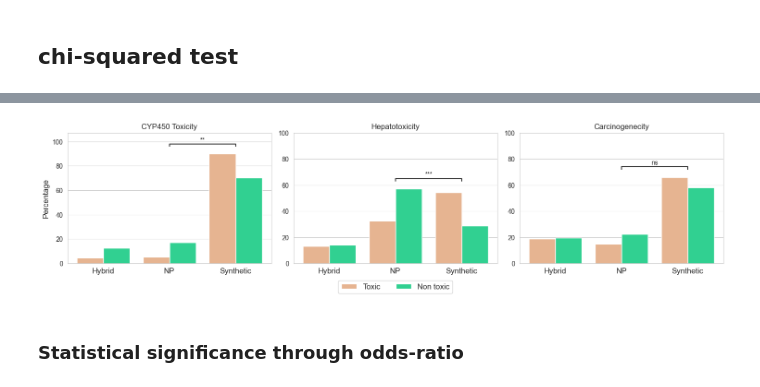
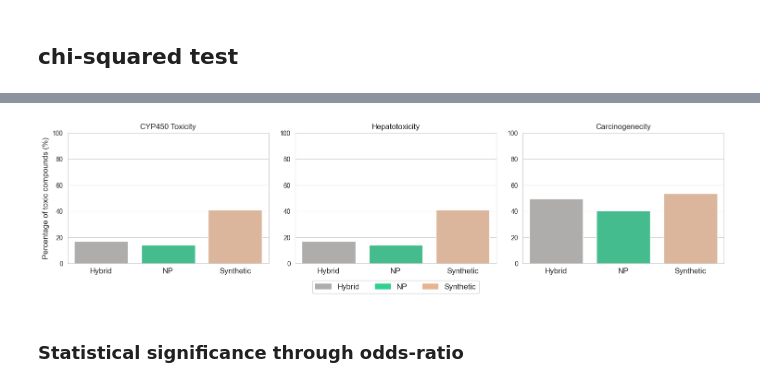
Before and after one commit to enveda/np-clinical-trials, a Jupyter notebook: notebooks/toxicity/toxicity_analysis.ipynb, the cells around one changed output, grey strips where cells are left out. Drawn from its saved outputs; the diff is of its cells as text; code cells hidden in the pictures.

Commit message:
Modify figure order

```diff
--- a/notebooks/toxicity/toxicity_analysis.ipynb
+++ b/notebooks/toxicity/toxicity_analysis.ipynb
@@ -128,6 +152,10 @@ percent_tox_carcino_dict = get_percent_distributions(
 percent_non_tox_carcino_dict = get_percent_distributions(
     non_toxic_carcinogen["np_score"].tolist()
 )
+
+cancer_proportion_toxic_dict = get_relative_proportion_of_toxic(
+    toxic_carcinogen["np_score"].tolist(), non_toxic_carcinogen["np_score"].tolist()
+)
 # %% [markdown]
 # CYP450
 # %%
@@ -201,5 +191,5 @@ f"Skipped {skipped} compounds"
 # %%
-cyp_df["np_score"] = np_scores
+cyp_df["np_score"] = get_np_scores(cyp450_cmp_smiles)
 cyp_df.dropna(subset=["np_score"], inplace=True)
 # %%
 toxic_cyp450 = cyp_df[cyp_df["Toxicity Value"] == 1]
@@ -209,6 +199,10 @@ percent_tox_cyp450_dict = get_percent_distributions(toxic_cyp450["np_score"].tol
 percent_non_tox_cyp450_dict = get_percent_distributions(
     non_toxic_cyp450["np_score"].tolist()
 )
+
+cyp450_proportion_toxic_dict = get_relative_proportion_of_toxic(
+    toxic_cyp450["np_score"].tolist(), non_toxic_cyp450["np_score"].tolist()
+)
 # %% [markdown]
 # Heptatoxicity
 # %%
@@ -283,6 +239,11 @@ percent_tox_hepato_dict = get_percent_distributions(toxic_hepato["np_score"].tol
 percent_non_tox_hepato_dict = get_percent_distributions(
     non_toxic_hepato["np_score"].tolist()
 )
+
+
+hepato_proportion_toxic_dict = get_relative_proportion_of_toxic(
+    toxic_cyp450["np_score"].tolist(), non_toxic_cyp450["np_score"].tolist()
+)
 # %% [markdown]
 # Distribution plot
 # %%
@@ -412,21 +372,24 @@ sns.set_style("whitegrid")
 # %%
 plt.figure(figsize=([15, 4]))
 
+
 order_list = ["Hybrid", "NP", "Synthetic"]
+colors = [
+    "#afacac",
+    "#31d091",
+    "#e6b491",
+]
 
 plt.subplot(1, 3, 3)
 ax1 = sns.barplot(
     data=car,
     x="Class",
     y="Percentage",
-    hue="Tox",
+    hue="Class",
     order=order_list,
-    hue_order=["Carcinogens", "Non-Carcinogens"],
-    palette=["#F4B183", "#16EB96"],
+    palette=colors,
     alpha=1,
 )
-
-ax1.get_legend().remove()
 plt.title("Carcinogenecity", fontsize=12)
 plt.ylabel("")
 plt.xticks(fontsize=12)
@@ -434,84 +397,55 @@ plt.xlabel("")
 
 ax1.set_ylim([0, 100])
 
-# Add annotations
-annotator = Annotator(
-    ax1,
-    data=car,
-    x="Class",
-    y="Percentage",
-    pairs=[("NP", "Synthetic")],
-)
-annotator.set_pvalues([carcino_res.pvalue])
-annotator.annotate()
-
 plt.subplot(1, 3, 2)
 ax2 = sns.barplot(
     data=hep,
     x="Class",
     y="Percentage",
-    hue="Tox",
+    hue="Class",
     order=["Hybrid", "NP", "Synthetic"],
-    hue_order=["Hepatotoxicity", "Hepatotoxicity Non-Toxicity"],
-    palette=["#F4B183", "#16EB96"],
+    palette=colors,
     alpha=1,
 )
-ax2.get_legend().remove()
 plt.title("Hepatotoxicity", fontsize=12)
 plt.ylabel("")
 plt.xticks(fontsize=12)
 plt.xlabel("")
 ax2.set_ylim([0, 100])
 
-# Add annotations
-annotator = Annotator(
-    ax2,
-    data=hep,
-    x="Class",
-    y="Percentage",
-    pairs=[("NP", "Synthetic")],
-)
-annotator.set_pvalues([hepato_res.pvalue])
-annotator.annotate()
-
 plt.subplot(1, 3, 1)
 ax3 = sns.barplot(
     data=cyp,
     x="Class",
     y="Percentage",
-    hue="Tox",
+    hue="Class",
     order=["Hybrid", "NP", "Synthetic"],
-    hue_order=["CYP450 Toxicity", "CYP450 Non-Toxicity"],
-    palette=["#F4B183", "#16EB96"],
+    palette=colors,
     alpha=1,
 )
-ax3.get_legend().remove()
+
 plt.title("CYP450 Toxicity", fontsize=12)
 plt.ylabel("")
 plt.xticks(fontsize=12)
 plt.xlabel("")
 ax3.set_ylim([0, 100])
-plt.ylabel("Percentage", fontsize=12)
+plt.ylabel("Percentage of toxic compounds (%)", fontsize=12)
 
-# Add annotations
-annotator = Annotator(
-    ax3,
-    data=cyp,
-    x="Class",
-    y="Percentage",
-    pairs=[("NP", "Synthetic")],
-)
-annotator.set_pvalues([cyp_res.pvalue])
-annotator.annotate()
 
-# add legend to ax2
-handles, labels = ax2.get_legend_handles_labels()
+hybrid_patch = mpatches.Patch(color=colors[0], label=order_list[0])
+np_patch = mpatches.Patch(color=colors[1], label=order_list[1])
+synthetic_patch = mpatches.Patch(color=colors[2], label=order_list[2])
+
 ax2.legend(
-    handles,
-    ["Toxic", "Non toxic"],
+    [
+        hybrid_patch,
+        np_patch,
+        synthetic_patch,
+    ],
+    order_list,
     loc="upper center",
     bbox_to_anchor=(0.5, -0.1),
-    ncol=2,
+    ncol=3,
     # increase font size
     prop={"size": 12},
 )
@@ -519,6 +453,6 @@ ax2.legend(
 plt.tight_layout()
 
 # dpi
-plt.savefig("../../data/output/plots/figure4.png", dpi=500)
+plt.savefig("../../data/output/plots/figure3.png", dpi=500)
 plt.show()
 # %% [output]
@@ -542,4 +459,4 @@ NP vs. Synthetic: Custom statistical test, P_val:7.315e-03
-[figure, old version]
+[figure, new version]
 # %% [markdown]
 ### Statistical significance through odds-ratio
 # %%
```
Also changed, not shown: parts of 12 cells of this notebook, 3 other files.
